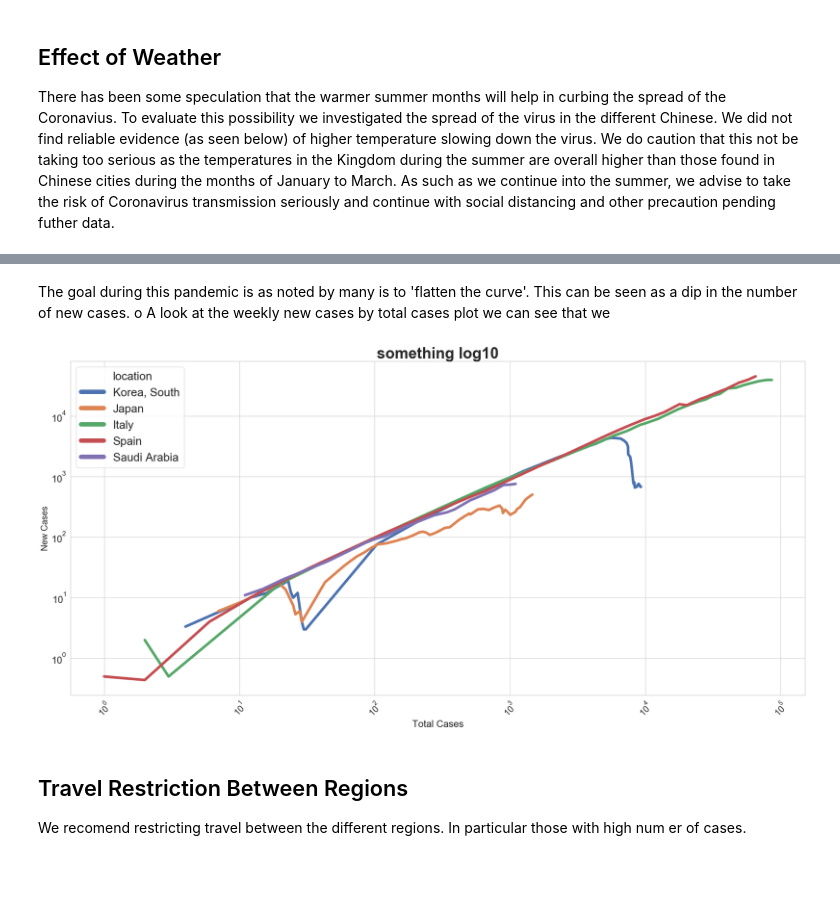
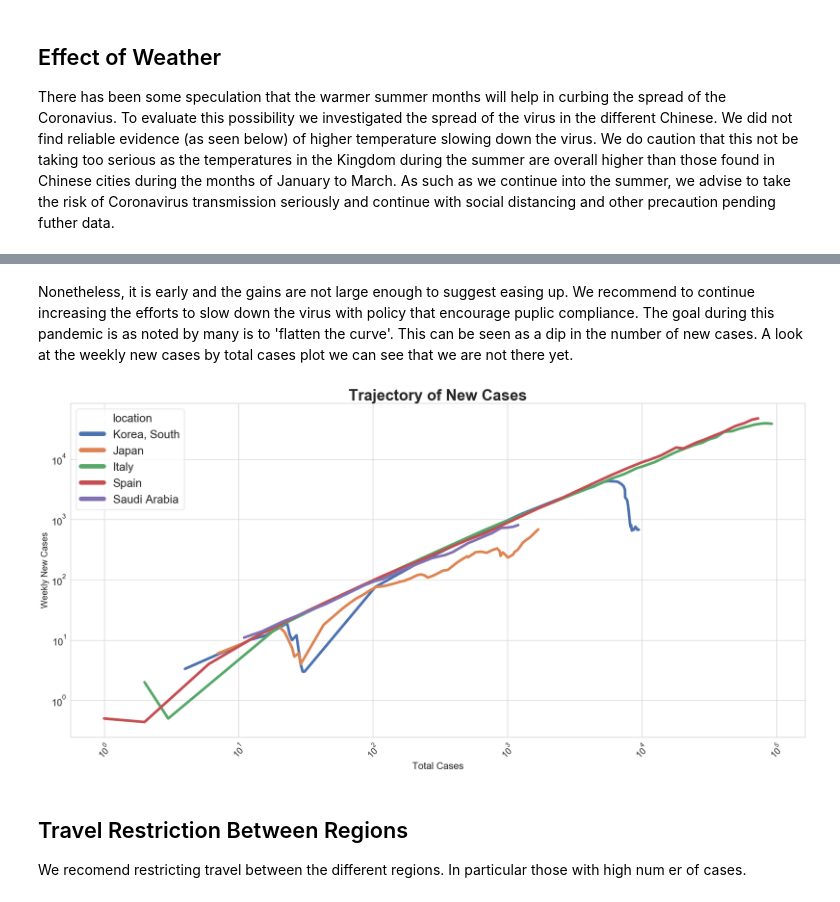
Before and after one commit to MohammedAlawami/corona-data-challenge, a Jupyter notebook: Notebooks/report.ipynb, the cells around one changed output, grey strips where cells are left out. Drawn from its saved outputs; the diff is of its cells as text; code cells hidden in the pictures; blank space fills up the shorter version.

```diff
--- a/Notebooks/report.ipynb
+++ b/Notebooks/report.ipynb
@@ -158,0 +165,16 @@ plt.legend(fontsize=26);
+# %%
+plt.figure(figsize = (30, 14))
+plt.title('Saudi Arabia', fontsize = 35, weight='bold')
+
+ax = sns.scatterplot(x="day_num", y="total_cases", legend=False,  data=saudi, s=500, label="Original Data", palette=['green'], color='green')
+sns.set_style("whitegrid")
+
+x = saudi["day_num"].append(pd.Series([26, 27, 28]))
+plt.plot(x, exponential(x, *epopt), 'r--', label="Exponential Curve Fit", linewidth=4);
+
+plt.xticks(fontsize =20, )
+plt.yticks(fontsize =22)
+
+plt.xlabel('Day Number', fontsize =20)
+plt.ylabel('Total Cases', fontsize =22)
+plt.legend(fontsize=26);
@@ -158,0 +183,16 @@ plt.legend(fontsize=26);
+# %%
+plt.figure(figsize = (30, 14))
+plt.title('Saudi Arabia Logistic Regression', fontsize = 35, weight='bold')
+
+ax = sns.scatterplot(x="day_num", y="total_cases", legend=False,  data=saudi, s=500, label="Original Data", color='green', palette=['green'])
+sns.set_style("whitegrid")
+
+x = saudi["day_num"].append(pd.Series([26, 27, 28, 29]))
+plt.plot(x, logistic(x, *lpopt), 'b--', label="Logistic Curve Fit",  linewidth=4);
+
+plt.xticks(fontsize =20, )
+plt.yticks(fontsize =22)
+
+plt.xlabel('Day Number', fontsize =20)
+plt.ylabel('Total Cases', fontsize =22)
+plt.legend(fontsize=26);
@@ -159,28 +201,28 @@ plt.legend(fontsize=26);
 # %% [markdown]
-The goal during this pandemic is as noted by many is to 'flatten the curve'. This can be seen as a dip in the number of new cases. o A look at the weekly new cases by total cases plot we can see that we
+Nonetheless, it is early and the gains are not large enough to suggest easing up. We recommend to continue increasing the efforts to slow down the virus with policy that encourage puplic compliance. The goal during this pandemic is as noted by many is to 'flatten the curve'. This can be seen as a dip in the number of new cases. A look at the weekly new cases by total cases plot we can see that we are not there yet.
 # %%
 plt.figure(figsize = (30, 14))
 
 ax = sns.lineplot(x="total_cases", y="new_7day", hue="location", ci=False, legend='full',  data=csikus, linewidth=6 )
 ax.set_xscale('log')
 ax.set_yscale('log')
 sns.set_style("whitegrid")
-plt.title('something log10', fontsize = 35, weight='bold')
+plt.title('Trajectory of New Cases', fontsize = 35, weight='bold')
 
 plt.xticks(fontsize =20, rotation=45)
 plt.yticks(fontsize =22)
 
 
-plt.ylabel('New Cases', fontsize =20)
+plt.ylabel('Weekly New Cases', fontsize =20)
 plt.xlabel('Total Cases', fontsize =22);
 
 
 leg = ax.legend(prop={'size':26});
 
 for line in leg.get_lines():
     line.set_linewidth(10)
 # %% [output]
-[figure, old version]
+[figure, new version]
 # %% [markdown]
 ## Travel Restriction Between Regions
 
```
Also changed, not shown: parts of 8 cells of this notebook.
